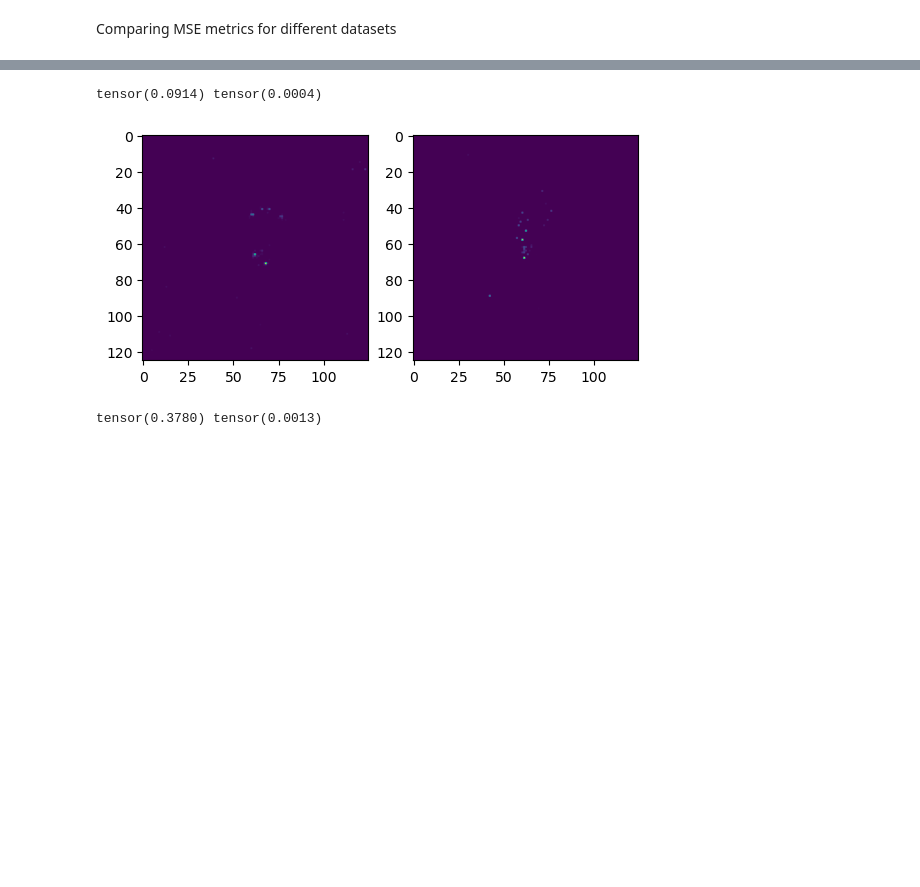
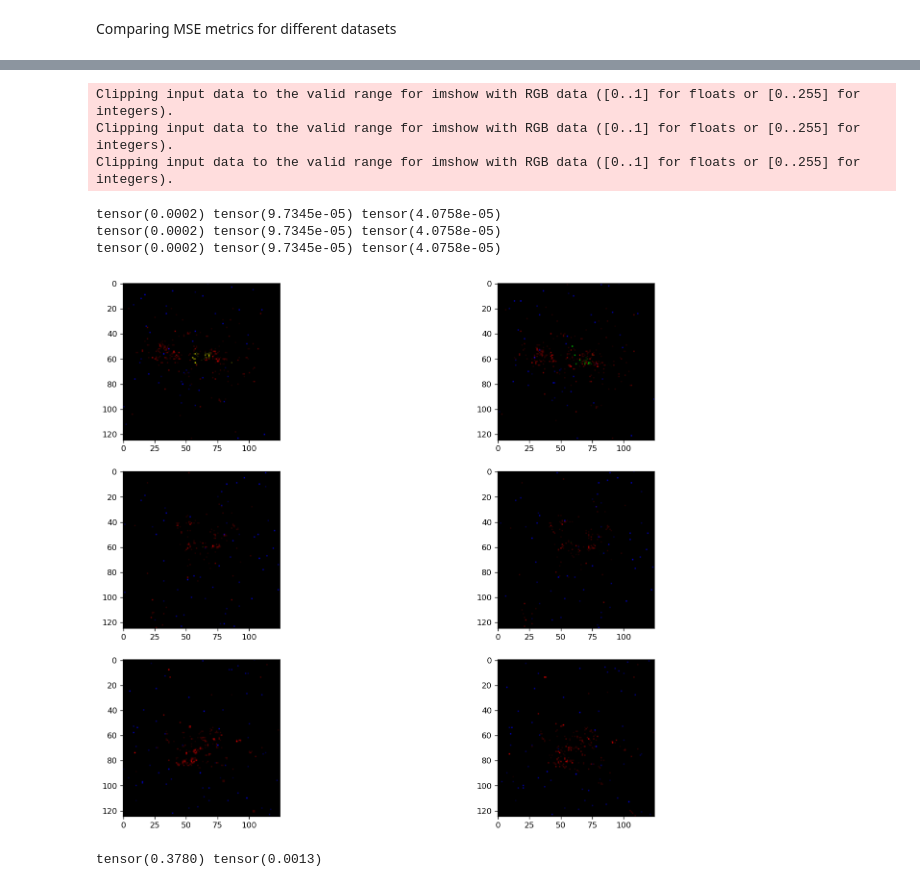
Before and after one commit to dinesh110598/Quark_Gluon_data, a Jupyter notebook: explore.ipynb, the cells around one changed output, grey strips where cells are left out. Drawn from its saved outputs; the diff is of its cells as text; code cells hidden in the pictures; blank space fills up the shorter version.

```diff
--- a/explore.ipynb
+++ b/explore.ipynb
@@ -162,7 +187,7 @@ Comparing MSE metrics for different datasets
 # %%
 # net.load_state_dict(torch.load("Saves/ecal_ep_60_r0.1.pth"))
 dataset = get_train_dataset(2500)
-data_loader = torch.utils.data.DataLoader(dataset, 2500, True)
+data_loader = torch.utils.data.DataLoader(dataset, 128, True)
 
 for (X, NL, mask) in data_loader:
     X = X
@@ -172,13 +197,17 @@ for (X, NL, mask) in data_loader:
         # Original samples
         img1 = reconstruct_img2(X, mask)
         # VAE-generated samples
-        mse_hit_flat, mse_ener_flat, img2, A2 = loss_infer2(net, X, A, mask, False)
-print(mse_hit_flat, mse_ener_flat)
+        mse_hit, mse_ener, mce_chan, img2 = loss_infer2(net, X, A, mask, True)
+    break
 
-idx = np.random.randint(2500)
-fig, ax = plt.subplots(1, 2)
-ax[0].imshow(img1[idx])
-ax[1].imshow((img2[idx]+1e-3))
+idx = np.random.randint(128, size=(3,))
+fig, ax = plt.subplots(3, 2, figsize=(16,12), dpi=120)
+for i in range(3):
+    print(mse_hit, mse_ener, mce_chan)
+    ax[i,0].imshow(img1[idx[i]])
+    ax[i,1].imshow(img2[idx[i]])
+
+plt.subplots_adjust(wspace=0.1)
 plt.show()
-fig.savefig('Report/Plots/Flat_quark_train.pdf')
+# fig.savefig('Report/Plots/Flat_quark_train.pdf')
 # %% [output]
@@ -187,28 +221,37 @@ tensor(0.8053) tensor(0.0012)
 # %%
-net.load_state_dict(torch.load("Saves/ecal_ep_60_angle.pth"))
-dataset = get_train_dataset(2500)
-data_loader = torch.utils.data.DataLoader(dataset, 2500, True)
+# net.load_state_dict(torch.load("Saves/ecal_ep_60_r0.1.pth"))
+dataset = get_train_dataset(2500, "gluon")
+data_loader = torch.utils.data.DataLoader(dataset, 128, True)
 
 for (X, NL, mask) in data_loader:
     X = X
     A = eval_A(NL.int()) * mask.unsqueeze(2)
     mask = mask
     with torch.no_grad():
         # Original samples
         img1 = reconstruct_img2(X, mask)
         # VAE-generated samples
-        mse_hit_angle, mse_ener_angle, img2, A2 = loss_infer2(net, X, A, mask, True)
-print(mse_hit_angle, mse_ener_angle)
+        mse_hit, mse_ener, mce_chan, img2 = loss_infer2(net, X, A, mask, True)
+    break
 
-idx = np.random.randint(2500)
-fig, ax = plt.subplots(1, 2)
-ax[0].imshow(img1[idx])
-ax[1].imshow((img2[idx]+1e-3))
+idx = np.random.randint(128, size=(3,))
+fig, ax = plt.subplots(3, 2, figsize=(16,12), dpi=120)
+for i in range(3):
+    print(mse_hit, mse_ener, mce_chan)
+    ax[i,0].imshow(img1[idx[i]])
+    ax[i,1].imshow(img2[idx[i]])
+
+plt.subplots_adjust(wspace=0.1)
 plt.show()
-fig.savefig('Report/Plots/Periodic_quark_train.pdf')
+# fig.savefig('Report/Plots/Flat_quark_train.pdf')
 # %% [output]
-tensor(0.0914) tensor(0.0004)
+Clipping input data to the valid range for imshow with RGB data ([0..1] for floats or [0..255] for integers).
+Clipping input data to the valid range for imshow with RGB data ([0..1] for floats or [0..255] for integers).
+Clipping input data to the valid range for imshow with RGB data ([0..1] for floats or [0..255] for integers).
+tensor(0.0002) tensor(9.7345e-05) tensor(4.0758e-05)
+tensor(0.0002) tensor(9.7345e-05) tensor(4.0758e-05)
+tensor(0.0002) tensor(9.7345e-05) tensor(4.0758e-05)
-[figure, old version]
+[figure, new version]
 # %%
 net.load_state_dict(torch.load("Saves/ecal_ep_60_r0.1.pth"))
 dataset = get_val_dataset(2500, "quark")
```
Also changed, not shown: parts of 8 cells of this notebook, 6 other files.
